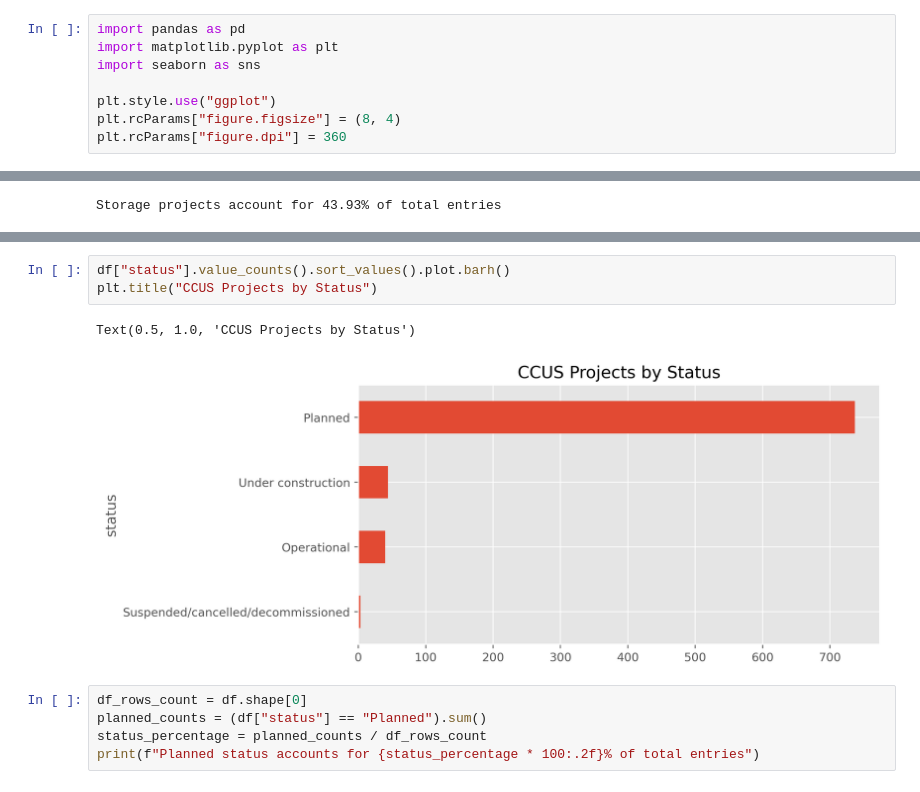
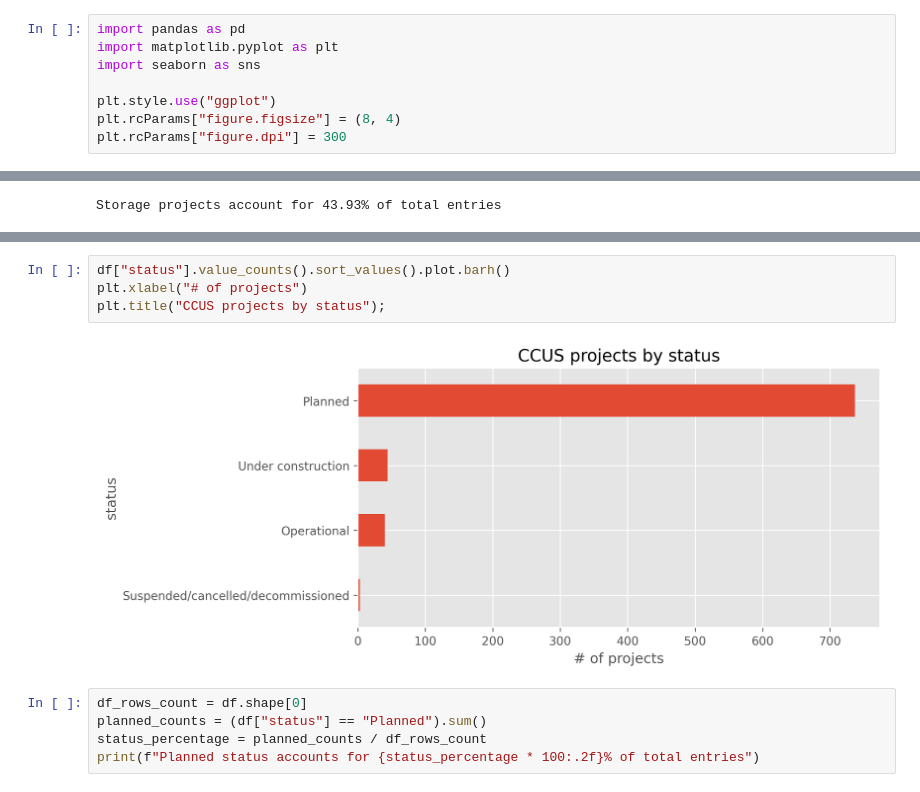
Before and after one commit to noah-art3mis/stats-assignment-1, a Jupyter notebook: CCUS.ipynb, the cells around one changed output, grey strips where cells are left out. Drawn from its saved outputs; the diff is of its cells as text.

```diff
--- a/CCUS.ipynb
+++ b/CCUS.ipynb
@@ -30,7 +36,7 @@ import seaborn as sns
 
 plt.style.use("ggplot")
 plt.rcParams["figure.figsize"] = (8, 4)
-plt.rcParams["figure.dpi"] = 360
+plt.rcParams["figure.dpi"] = 300
 # %%
 df = pd.read_csv("data/ccus.csv")
 df.head()
@@ -504,9 +517,9 @@ Storage projects account for 43.93% of total entries
 # %%
 df["status"].value_counts().sort_values().plot.barh()
-plt.title("CCUS Projects by Status")
+plt.xlabel("# of projects")
+plt.title("CCUS projects by status");
 # %% [output]
-Text(0.5, 1.0, 'CCUS Projects by Status')
-[figure, old version]
+[figure, new version]
 # %%
 df_rows_count = df.shape[0]
 planned_counts = (df["status"] == "Planned").sum()
```
Also changed, not shown: parts of 61 cells of this notebook, 2 other files.
